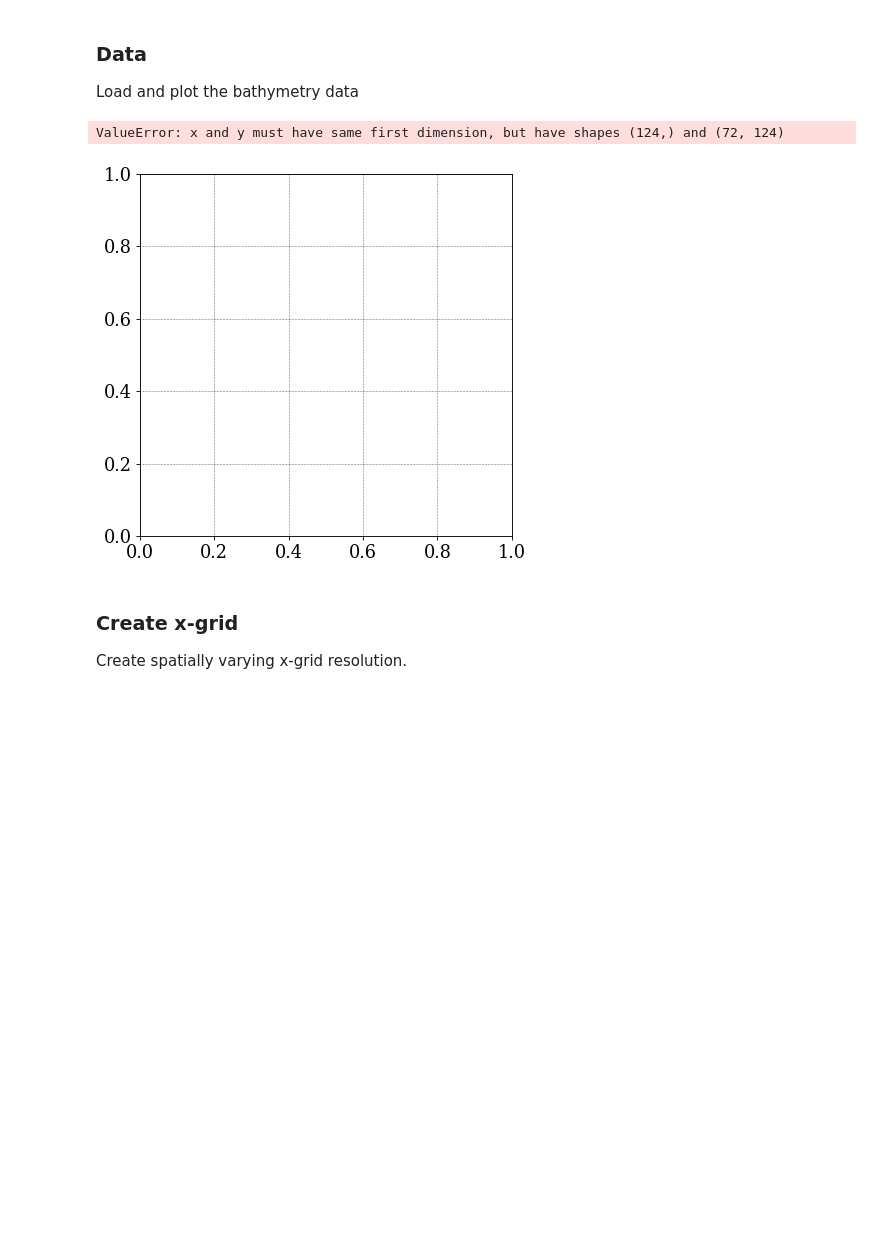
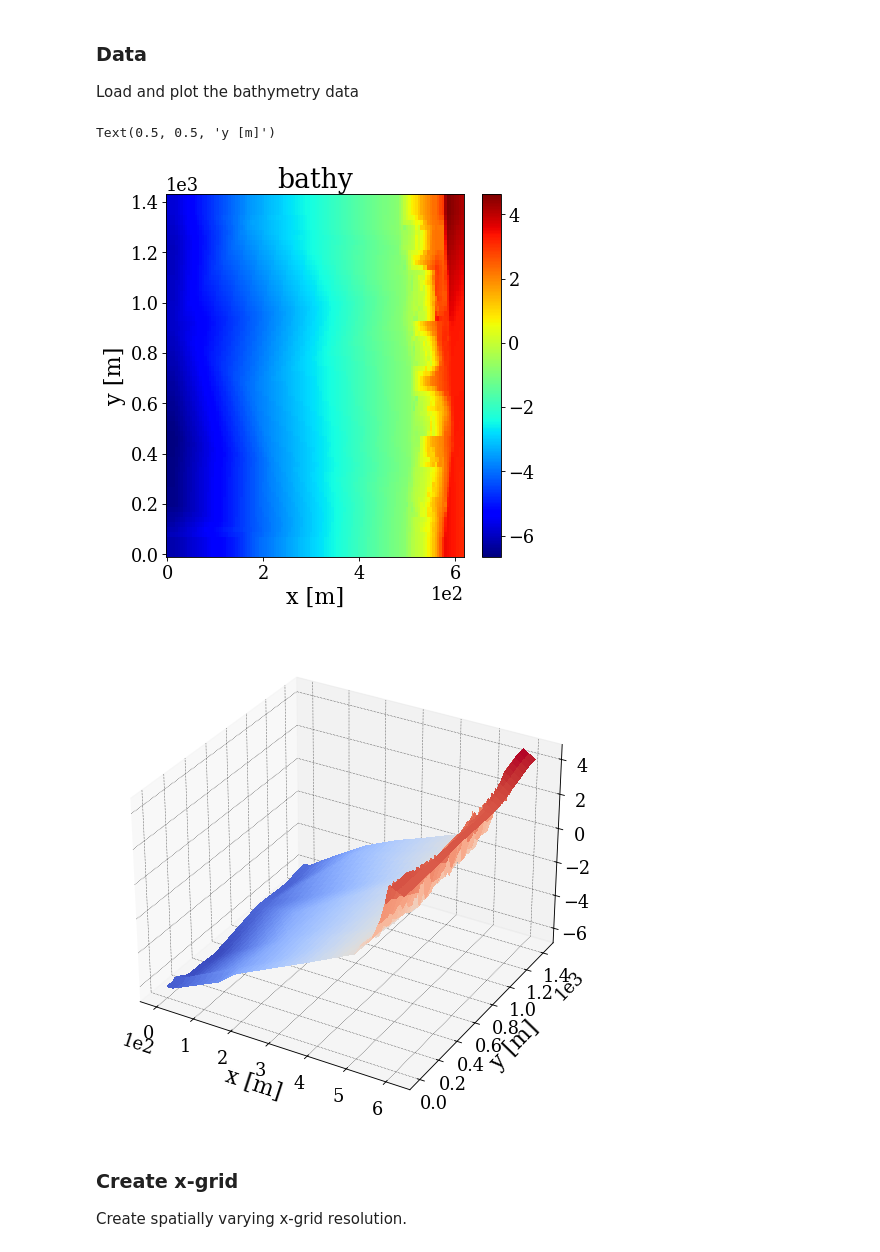
Before and after one commit to Seth-McKilla/xbeach-northbay, a Jupyter notebook: analysis.ipynb, the cells around one changed output. Cells and saved outputs as stored; diff of their text form; code cells hidden in the pictures; blank space fills up the shorter version.

Commit message:
Setup bathy for xbeach 2D

```diff
--- a/analysis.ipynb
+++ b/analysis.ipynb
@@ -24,26 +27,35 @@ Load and plot the bathymetry data
 # %%
 ## load data
 bathy = np.loadtxt('./lib/xbeach-toolbox/examples/clean/bathy.dep')
 
 ## set bathy grid
 nx = 124
 ny = 72
 dx = 5
 dy = 20
 
 x = np.linspace(0,(nx-1)*dx,nx)
 y = np.linspace(0,(ny-1)*dy,ny)
 
+X, Y = np.meshgrid(x,y)
+
 ## plot
 plt.figure()
 plt.pcolor(x,y,bathy)
 plt.colorbar()
 plt.xlabel('x [m]')
 plt.ylabel('y [m]')
 plt.title('bathy')
+
+fig     = plt.figure()
+ax      = Axes3D(fig)
+surf    = ax.plot_surface(X, Y, bathy, cmap=cm.coolwarm,  linewidth=0, antialiased=False)
+plt.xlabel('x [m]')
+plt.ylabel('y [m]')
 # %% [output]
-ValueError: x and y must have same first dimension, but have shapes (124,) and (72, 124)
+Text(0.5, 0.5, 'y [m]')
-[figure, old version]
+[figure, new version]
+[figure, added]
 # %% [markdown]
 ### Create x-grid
 Create spatially varying x-grid resolution.
```
Also changed, not shown: parts of 1 cell of this notebook.
